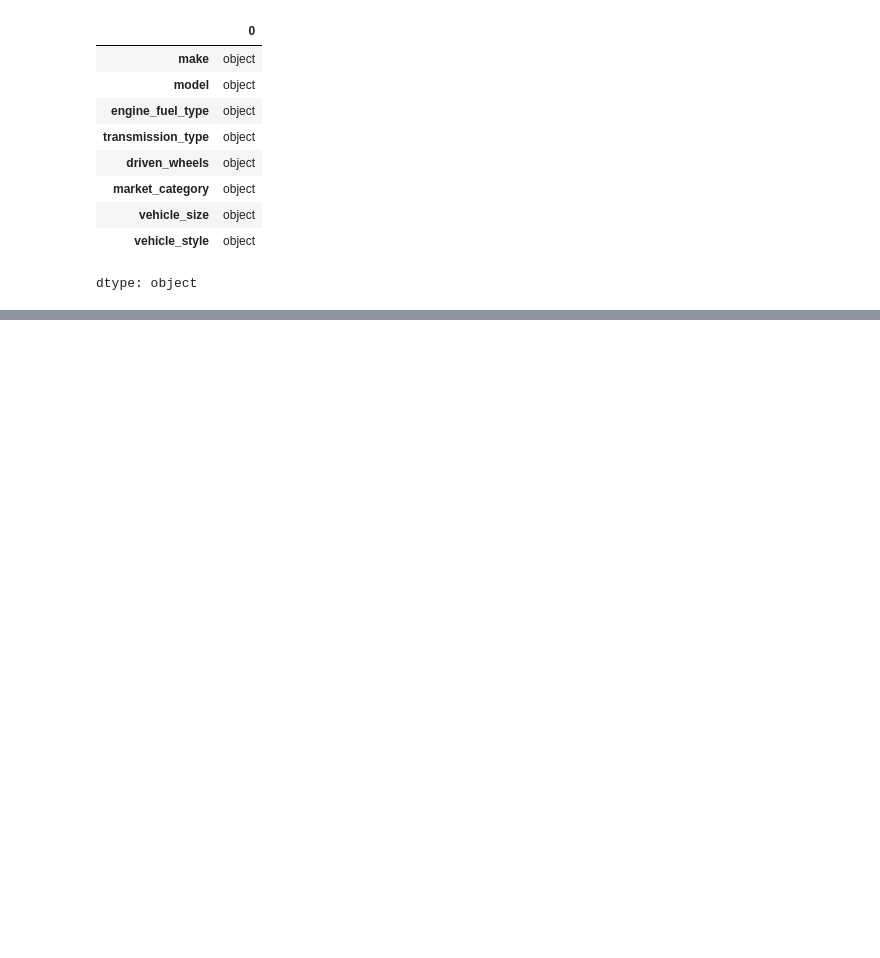
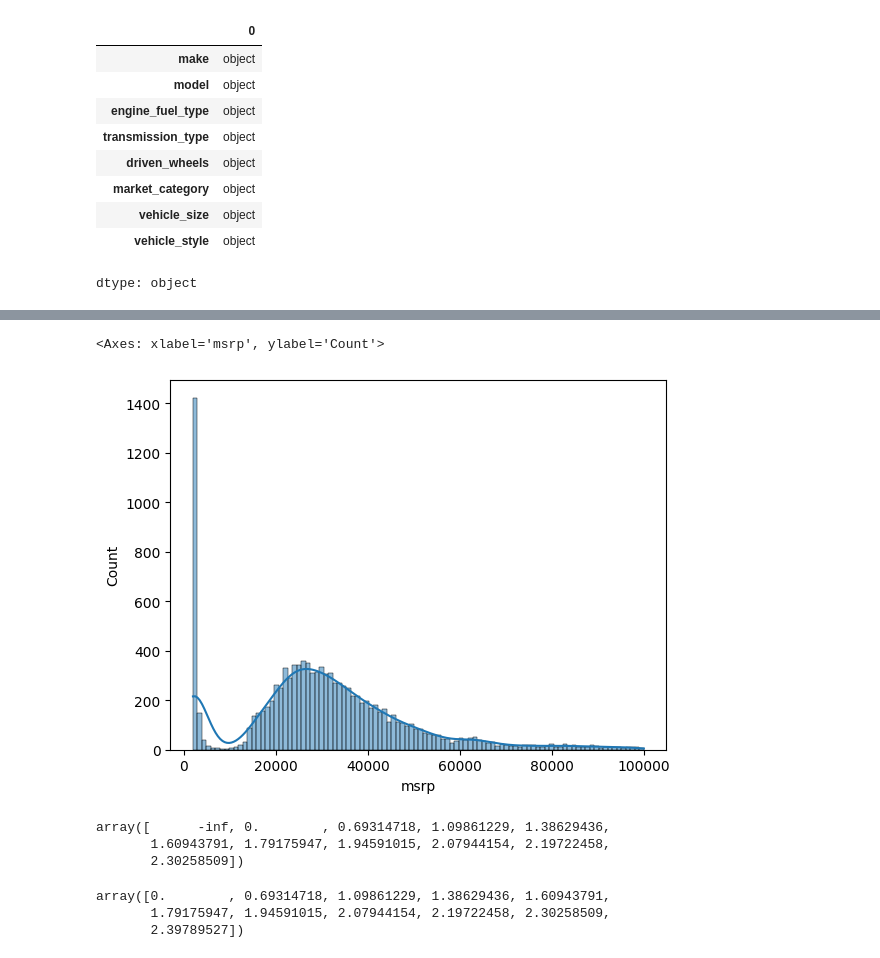
Before and after one commit to lakshmant-thota/ml_zoomcamp, a Jupyter notebook: ml_zoomcamp_2.ipynb, the cells around one changed output, grey strips where cells are left out. Saved outputs shown, nothing was run; the diff lists cells and outputs as text; code cells hidden in the pictures; blank space fills up the shorter version.

```diff
--- a/ml_zoomcamp_2.ipynb
+++ b/ml_zoomcamp_2.ipynb
@@ -70,0 +141,17 @@ dtype: object
+# %%
+sns.histplot(df.msrp[df.msrp < 100000], bins=100, kde=True)
+# %% [output]
+<Axes: xlabel='msrp', ylabel='Count'>
+[figure, added]
+# %%
+np.log([0, 1, 2, 3, 4, 5, 6, 7, 8, 9, 10])
+# %% [output]
+array([      -inf, 0.        , 0.69314718, 1.09861229, 1.38629436,
+       1.60943791, 1.79175947, 1.94591015, 2.07944154, 2.19722458,
+       2.30258509])
+# %%
+np.log1p([0, 1, 2, 3, 4, 5, 6, 7, 8, 9, 10])
+# %% [output]
+array([0.        , 0.69314718, 1.09861229, 1.38629436, 1.60943791,
+       1.79175947, 1.94591015, 2.07944154, 2.19722458, 2.30258509,
+       2.39789527])
```
Also changed, not shown: parts of 43 cells of this notebook.
